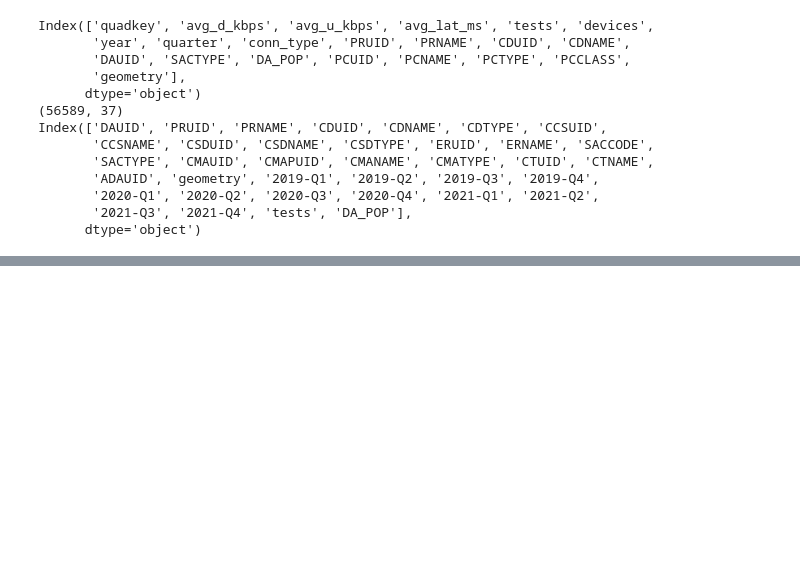
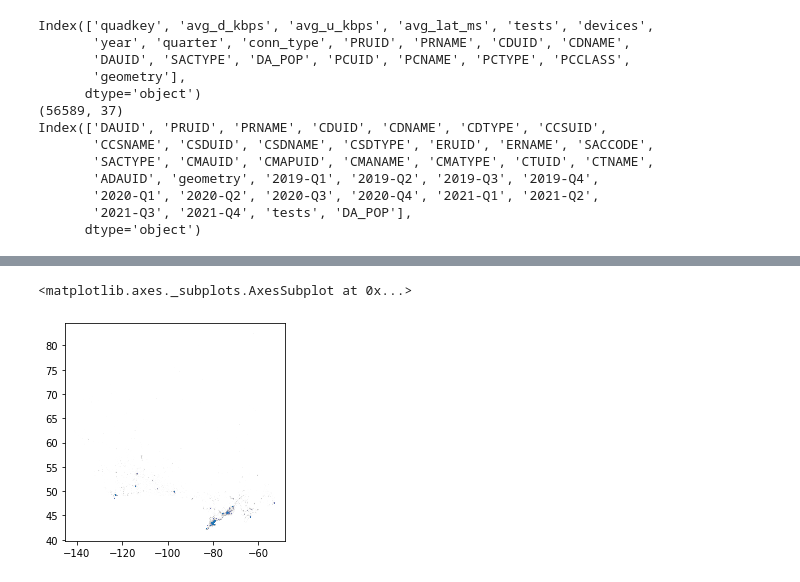
Before and after one commit to rennydoig/ssc22-case-comp, a Jupyter notebook: sonny_dir/A10_data_processing.ipynb, the cells around one changed output, grey strips where cells are left out. Drawn from its saved outputs; the diff is of its cells as text; code cells hidden in the pictures; blank space fills up the shorter version.

```diff
--- a/sonny_dir/A10_data_processing.ipynb
+++ b/sonny_dir/A10_data_processing.ipynb
@@ -380,0 +484,5 @@ Index(['DAUID', 'PRUID', 'PRNAME', 'CDUID', 'CDNAME', 'CDTYPE', 'CCSUID',
+# %%
+canvec.plot()
+# %% [output]
+<matplotlib.axes._subplots.AxesSubplot at 0x...>
+[figure, added]
```
Also changed, not shown: parts of 9 cells of this notebook, 2 other files.
